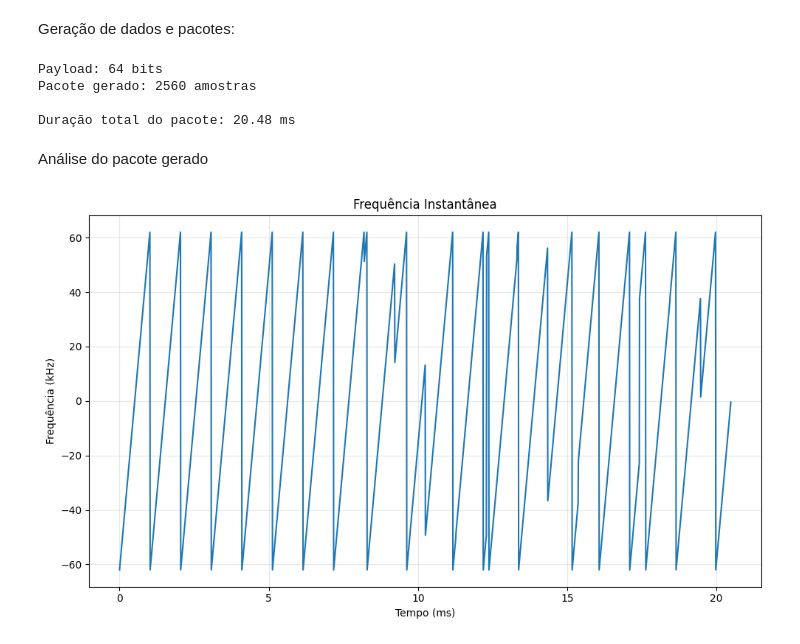
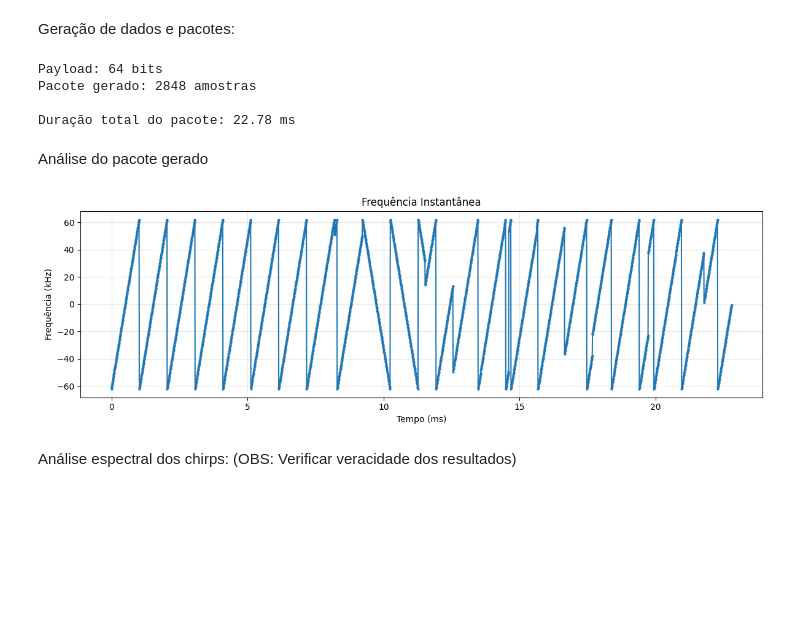
Before and after one commit to AdrionRosanelli/LoRa_Sionna, a Jupyter notebook: LoRa_SionnaPHY_Tx.ipynb, the cells around one changed output. Cells and saved outputs as stored; diff of their text form; code cells hidden in the pictures; blank space fills up the shorter version.

```diff
--- a/LoRa_SionnaPHY_Tx.ipynb
+++ b/LoRa_SionnaPHY_Tx.ipynb
@@ -118,17 +118,20 @@ class LoRaPhysicalLayer:
         self.symbol_duration = self.n_chips / self.bw
         self.chip_duration = 1 / self.bw
 
-    def generate_chirp_sequence(self, initial_frequency=0):
+    def generate_chirp_sequence(self, initial_frequency=0, down_chirp=0):
         """
         Gera sequência chirp característica do LoRa
         """
         t = np.linspace(0, self.symbol_duration, self.n_chips, endpoint=False)
 
         # Chirp linear com frequência variando de 0 a BW
-        freq_slope = self.bw / self.symbol_duration
+        if down_chirp==0:
+          freq_slope = self.bw / self.symbol_duration
+        else:
+          freq_slope = -self.bw / self.symbol_duration
+
         chirp = np.exp(1j * 2 * np.pi * (
-            initial_frequency * t + 0.5 * freq_slope * t**2
-        ))
+            initial_frequency * t + 0.5 * freq_slope * t**2))
 
         return chirp, t
 
@@ -178,6 +181,16 @@ class LoRaPhysicalLayer:
             packet_symbols.append(symbol)
         for temp in sync_temp:
             temp_symbols.append(temp)
+
+        #gera down chirps
+        dw_chirp, t = self.generate_chirp_sequence(self.bw/2, 1)
+        #adiciona 2.25 down chirps
+        packet_symbols.append(dw_chirp)
+        packet_symbols.append(dw_chirp)
+        packet_symbols.append(dw_chirp[0:len(dw_chirp)//4]) # adiciona 0.25 down
+        temp_symbols.append(t)
+        temp_symbols.append(t)
+        temp_symbols.append(t[0:len(t)//4])
 
         # 3. Cabeçalho (simplificado)
         header = [len(payload_bits) // 8, self.cr, self.crc_on]
@@ -358,26 +328,28 @@ print(f"Pacote gerado: {len(packet)} amostras\n")
 print(f"Duração total do pacote: {len(packet) * lora_phy.chip_duration * 1000:.2f} ms")
 # %% [output]
 Payload: 64 bits
-Pacote gerado: 2560 amostras
+Pacote gerado: 2848 amostras
 
-Duração total do pacote: 20.48 ms
+Duração total do pacote: 22.78 ms
 # %% [markdown]
 Análise do pacote gerado
 # %%
 freq_inst = lora_phy.calculate_instantaneous_frequency(packet)
 #t_freq = temp[:-1]  # Tempo para frequência instantânea (um ponto a menos)
 Tempo = np.linspace(0, len(packet) * lora_phy.chip_duration, len(freq_inst));
 
-plt.figure(figsize=(10, 6))
+plt.figure(figsize=(12, 4))
 # Plota parte real
 #plt.plot(t_freq*1000, freq_inst/1000)
-plt.plot(Tempo*1000, freq_inst/1000)
+plt.plot(Tempo*1000, freq_inst/1000, '-o', markersize=2)
 plt.title(f'Frequência Instantânea')
 plt.xlabel('Tempo (ms)')
 plt.ylabel('Frequência (kHz)')
 plt.grid(True, alpha=0.3)
 
 plt.tight_layout()
 plt.show()
 # %% [output]
-[figure, old version]
+[figure, new version]
+# %% [markdown]
+Análise espectral dos chirps: (OBS: Verificar veracidade dos resultados)
```
Also changed, not shown: parts of 7 cells of this notebook.
